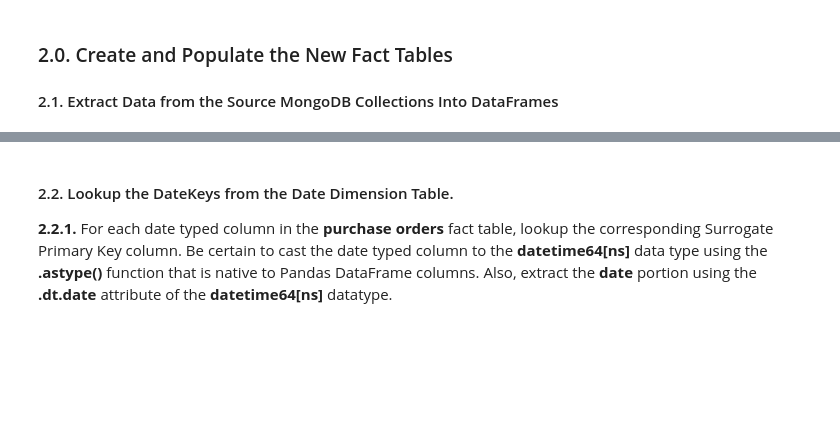
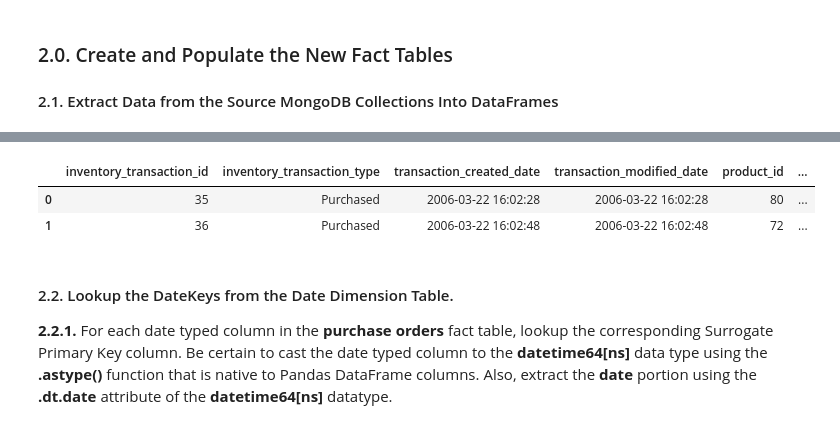
Before and after one commit to 22ai/DS-2002, a Jupyter notebook: 03-NoSQL/Lab-04-Python-MongoDB-ETL.ipynb, the cells around one changed output, grey strips where cells are left out. Drawn from its saved outputs; the diff is of its cells as text; code cells hidden in the pictures; blank space fills up the shorter version.

```diff
--- a/03-NoSQL/Lab-04-Python-MongoDB-ETL.ipynb
+++ b/03-NoSQL/Lab-04-Python-MongoDB-ETL.ipynb
@@ -228,7 +269,13 @@ df_fact_pos.head(2)
 # %%
 # TODO: Extract data for your new "Inventory Transactions" Fact Table
-df_fact_inventory = get_mongo_dataframe(conn_str['atlas'], src_dbname, 'inventory_transactions', {})
+client = get_mongo_client(**mongodb_args)
+
+df_fact_inventory = get_mongo_dataframe(client, mongodb_args["db_name"], "inventory_transactions", {})
 df_fact_inventory.head(2)
+# %% [output]
+|  | inventory_transaction_id | inventory_transaction_type | transaction_created_date | transaction_modified_date | product_id | ... |
+| 0 | 35 | Purchased | 2006-03-22 16:02:28 | 2006-03-22 16:02:28 | 80 | ... |
+| 1 | 36 | Purchased | 2006-03-22 16:02:48 | 2006-03-22 16:02:48 | 72 | ... |
 # %% [markdown]
 #### 2.2. Lookup the DateKeys from the Date Dimension Table.
 **2.2.1.** For each date typed column in the **purchase orders** fact table, lookup the corresponding Surrogate Primary Key column. Be certain to cast the date typed column to the **datetime64[ns]** data type using the **.astype()** function that is native to Pandas DataFrame columns. Also, extract the **date** portion using the **.dt.date** attribute of the **datetime64[ns]** datatype.
```
Also changed, not shown: parts of 26 cells of this notebook.
